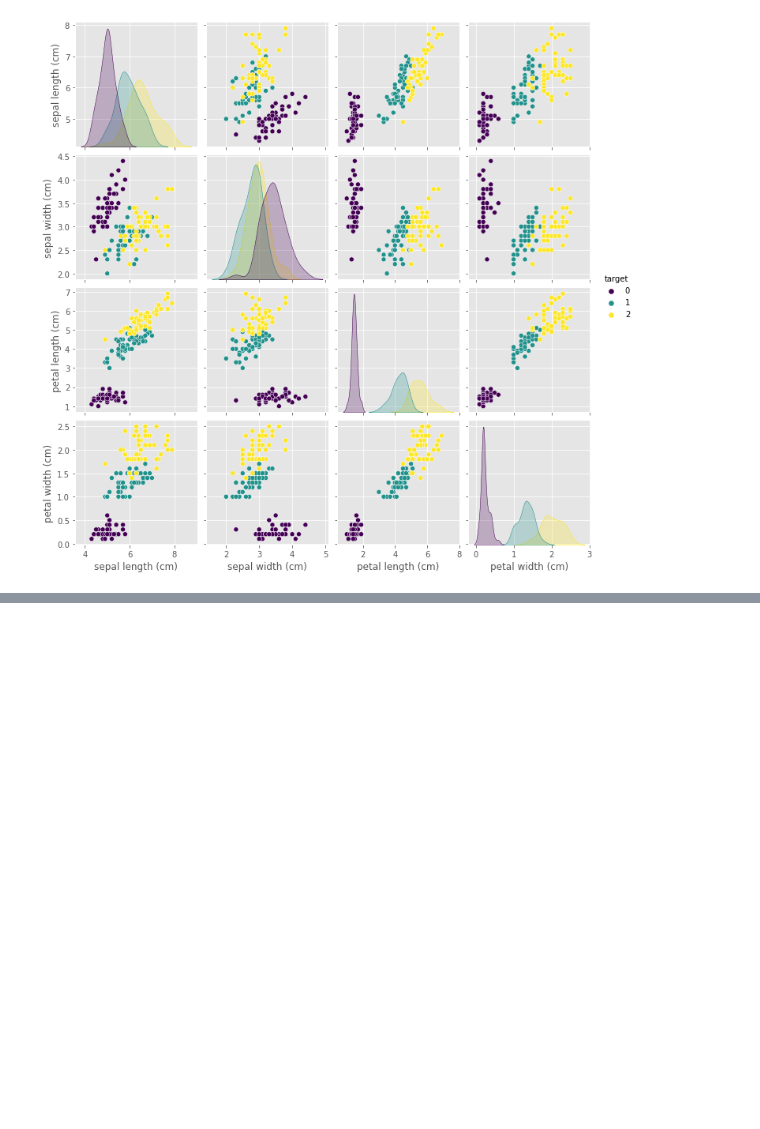
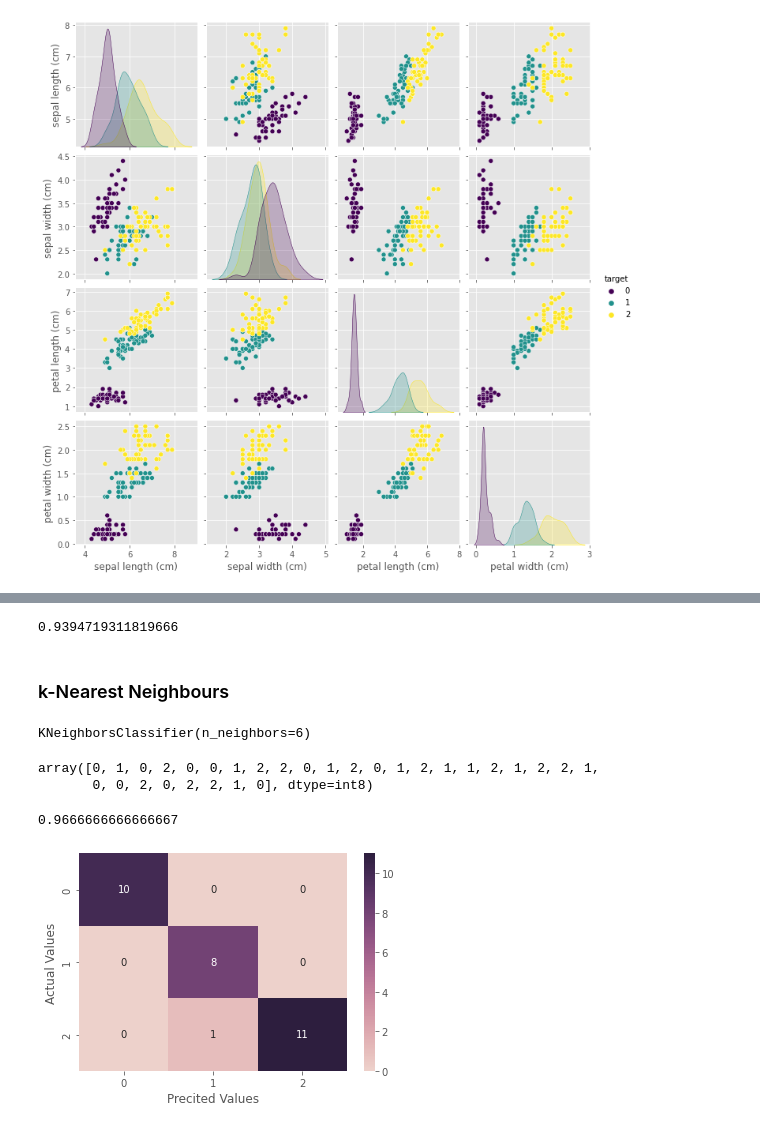
Before and after one commit to yash9904/Classification-with-sklearn, a Jupyter notebook: iris.ipynb, the cells around one changed output, grey strips where cells are left out. Drawn from its saved outputs; the diff is of its cells as text; code cells hidden in the pictures; blank space fills up the shorter version.

```diff
--- a/iris.ipynb
+++ b/iris.ipynb
@@ -47,0 +76,2 @@ sns.pairplot(data = feature_data, hue = 'target', palette = 'viridis')
+# %%
+x_train, x_test, y_train, y_test = train_test_split(x, y, random_state = 69, test_size = 0.2)
@@ -47,0 +82,3 @@ sns.pairplot(data = feature_data, hue = 'target', palette = 'viridis')
+# %%
+model = LinearRegression()
+model.fit(x_train, y_train)
@@ -47,0 +93,29 @@ sns.pairplot(data = feature_data, hue = 'target', palette = 'viridis')
+# %%
+model.score(x_test, y_test)
+# %% [output]
+0.9394719311819666
+# %% [markdown]
+### k-Nearest Neighbours
+# %%
+knn = KNeighborsClassifier(n_neighbors = 6)
+knn.fit(x_train, y_train)
+# %% [output]
+KNeighborsClassifier(n_neighbors=6)
+# %%
+pred = np.round(knn.predict(x_test)).astype(np.int8)
+pred
+# %% [output]
+array([0, 1, 0, 2, 0, 0, 1, 2, 2, 0, 1, 2, 0, 1, 2, 1, 1, 2, 1, 2, 2, 1,
+       0, 0, 2, 0, 2, 2, 1, 0], dtype=int8)
+# %%
+knn.score(x_test, y_test)
+# %% [output]
+0.9666666666666667
+# %%
+plt.figure()
+sns.heatmap(confusion_matrix(y_test, pred), cmap = sns.cubehelix_palette(as_cmap=True), annot = True)
+plt.ylabel('Actual Values')
+plt.xlabel('Precited Values')
+plt.show()
+# %% [output]
+[figure, added]
```
Also changed, not shown: parts of 11 cells of this notebook.
